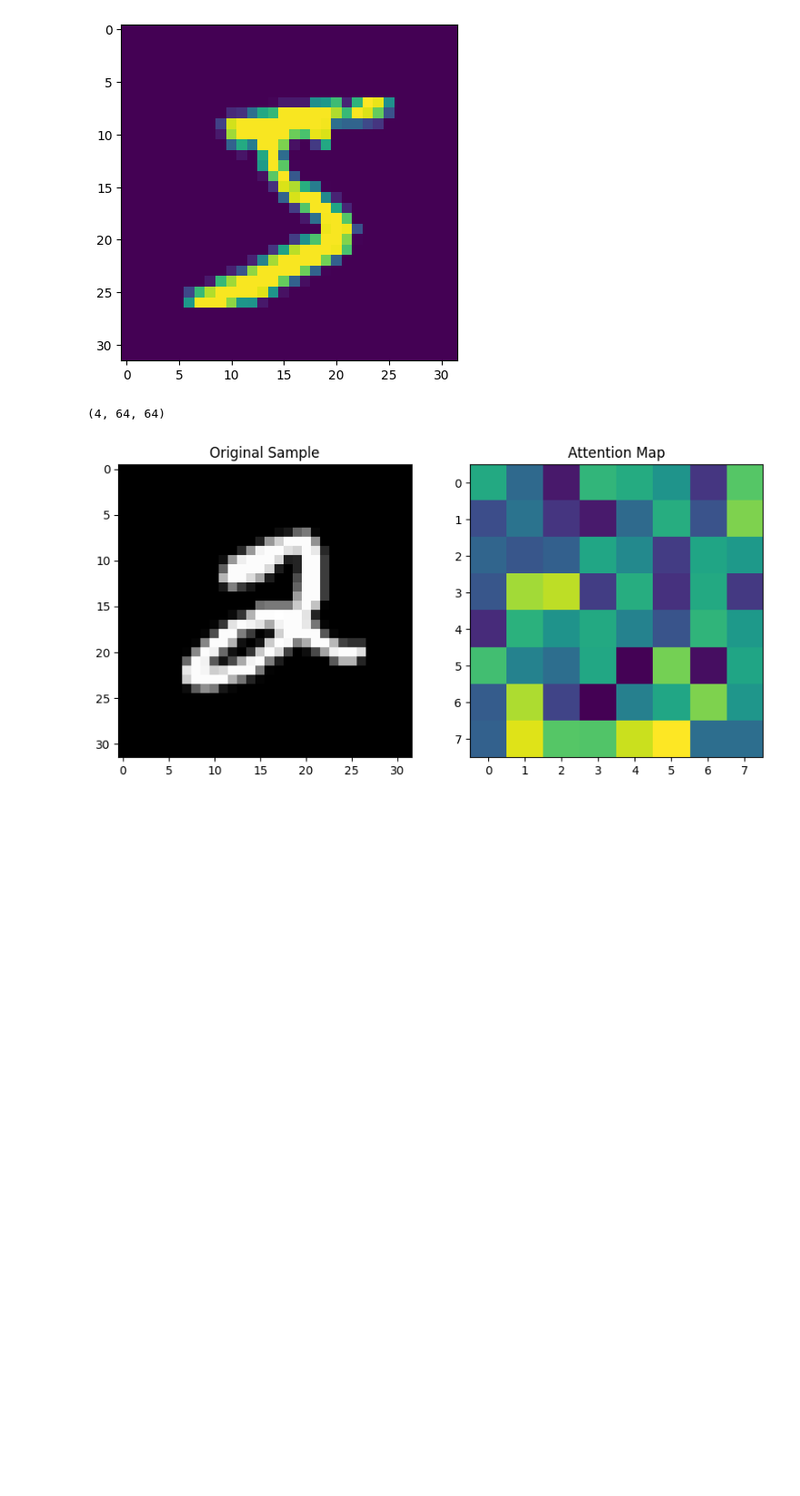
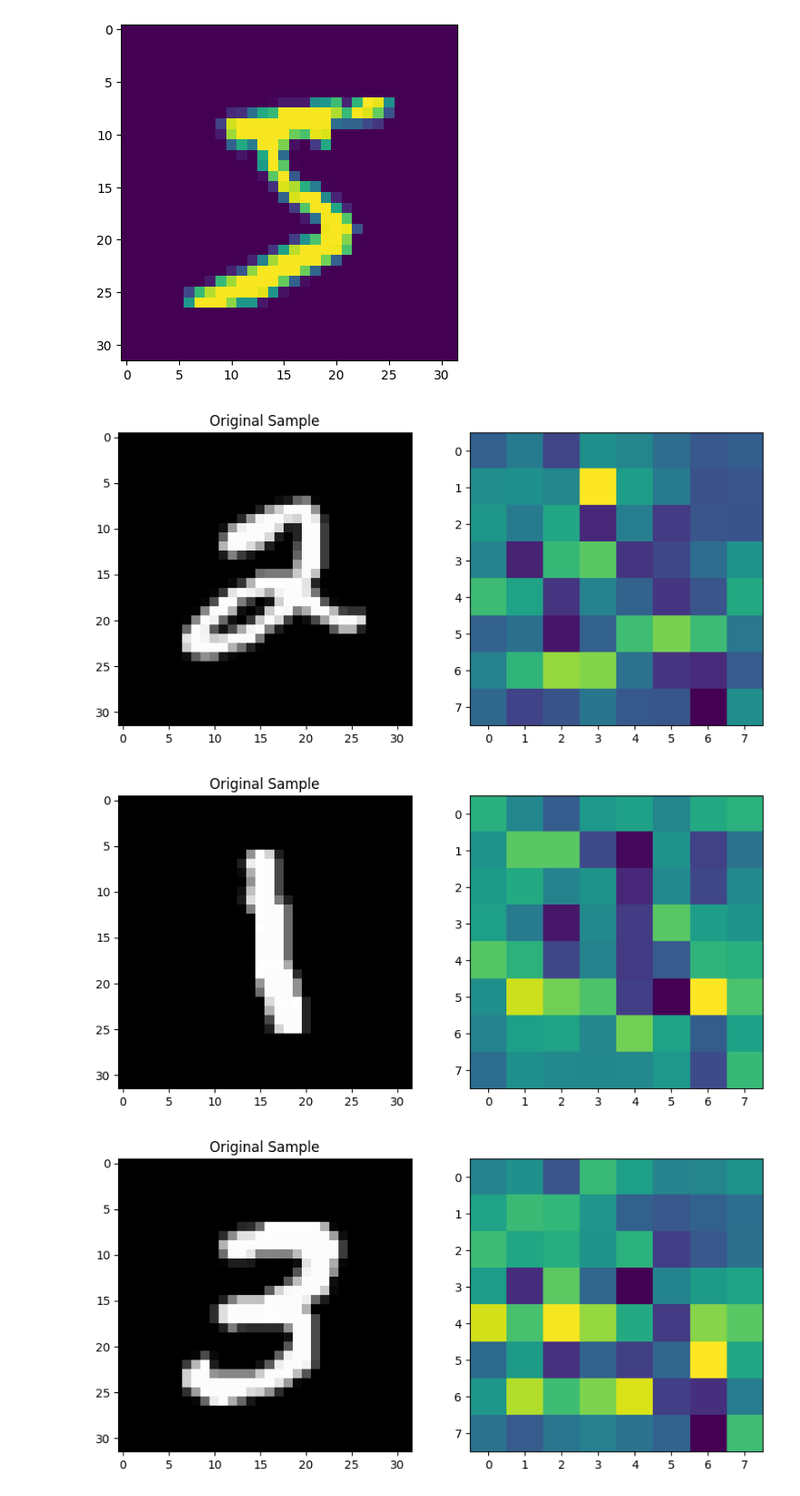
Before and after one commit to Lord225/explain-rl, a Jupyter notebook: analize-vits.ipynb, the cells around one changed output. Shown at 91% size. Cells and saved outputs as stored; diff of their text form; code cells hidden in the pictures; blank space fills up the shorter version.

```diff
--- a/analize-vits.ipynb
+++ b/analize-vits.ipynb
@@ -6,7 +6,7 @@ import numpy as np
 # import model vit_minst
 import vit_tests
 
-model: tf.keras.Model = tf.keras.models.load_model('./vit_cifar100',
+model: tf.keras.Model = tf.keras.models.load_model('./mints10',
                                                 custom_objects={
                                                             'MLP': vit_tests.MLP,
                                                             'PatchEncoder': vit_tests.PatchEncoder,
@@ -96,24 +94,34 @@ plt.imshow(sample)
 <matplotlib.image.AxesImage at 0x...>
 [figure]
 # %%
-sample = x_train[5].reshape(1, 32, 32, 1)
+for i in range(5,15):
+    sample = x_train[i].reshape(1, 32, 32, 1)
 
-plt.figure(figsize=(10, 5))
+    plt.figure(figsize=(10, 5))
 
-# First plot: Original sample
-plt.subplot(1, 2, 1)
-plt.imshow(sample.reshape(32, 32), cmap='gray')
-plt.title('Original Sample')
+    # First plot: Original sample
+    plt.subplot(1, 2, 1)
+    plt.imshow(sample.reshape(32, 32, 1), cmap='gray')
+    plt.title('Original Sample')
 
-# Second plot: Attention map
-attentions = model.compute_attention_map(sample)[0][0]
-print(attentions.shape)
-# numpy = np.mean(attentions.numpy(), axis=0)
-plt.subplot(1, 2, 2)
-plt.imshow(np.mean(numpy, axis=0).reshape(8, 8), cmap='viridis')
-plt.title('Attention Map')
+    # Second plot: Attention map
+    attentions = model.compute_attention_map(sample).numpy()
+    attentions = np.squeeze(attentions)
+    # (16, 64, 64) (heads, patches, emb_dim)
+    # apply softmax to get probabilities for each patch
+    # attentions = tf.nn.softmax(attentions, axis=1)
+    attentions = np.mean(attentions, axis=0)
+    attentions = np.mean(attentions, axis=0)
+    attentions = np.mean(attentions, axis=0)
+
+    # apply softmax to get probabilities for each patch
+
+    plt.subplot(1, 2, 2)
+    plt.imshow(attentions.reshape(8, 8))
+
 
 plt.show()
 # %% [output]
-(4, 64, 64)
-[figure, old version]
+[figure, new version]
+[figure, added]
+[figure, added]
```
Also changed, not shown: parts of 4 cells of this notebook, 7 other files.
